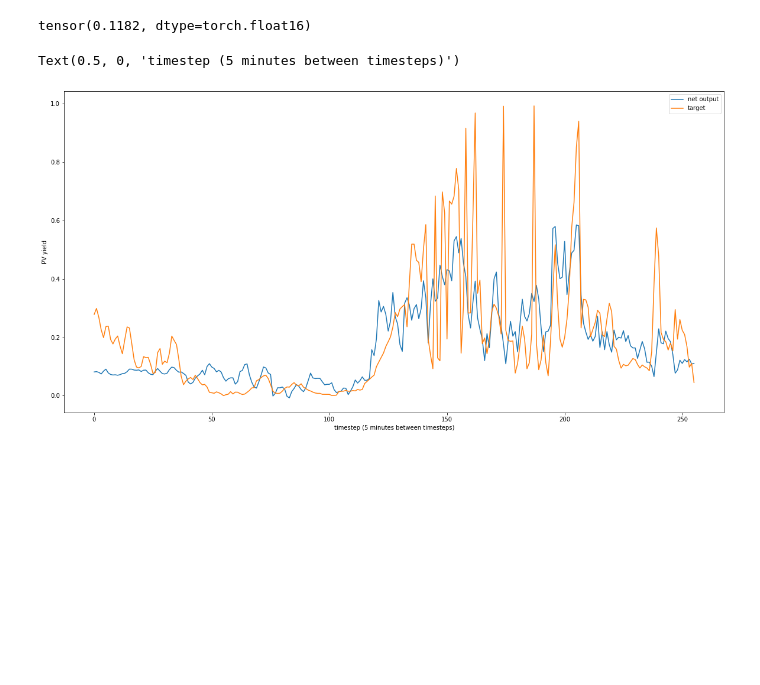
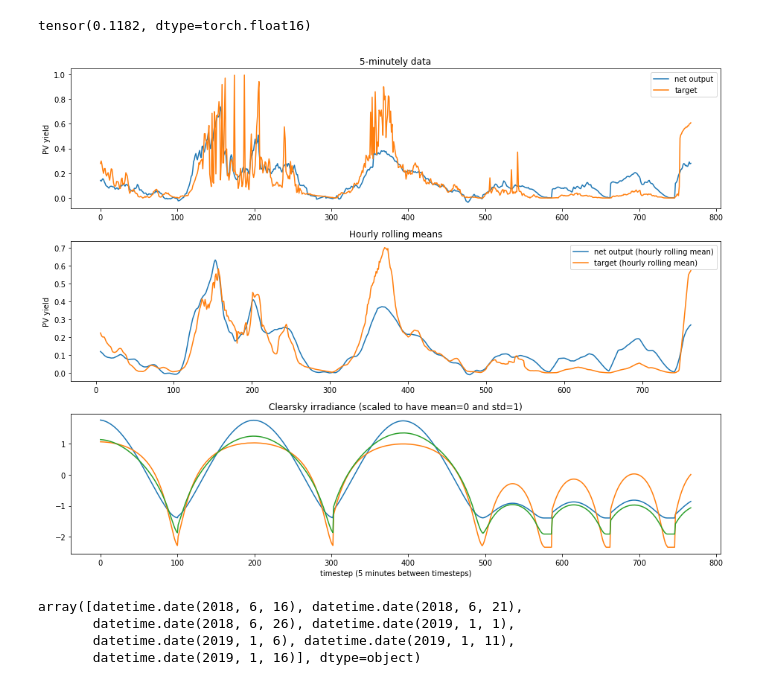
Before and after one commit to openclimatefix/predict_pv_yield_OLD, a Jupyter notebook: notebooks/data_analysis/ML_experiment_001.ipynb, the cells around one changed output. Drawn from its saved outputs; the diff is of its cells as text; code cells hidden in the pictures; blank space fills up the shorter version.

```diff
--- a/notebooks/data_analysis/ML_experiment_001.ipynb
+++ b/notebooks/data_analysis/ML_experiment_001.ipynb
@@ -468,11 +528,15 @@ ax2.legend();
 # %%
 %%time
+# Plot some results!
+
 #batch_index = np.random.randint(low=0, high=len(testing_index)-1, size=BATCH_SIZE)
 
 START = 500
-batch_index = range(START, START+TESTING_BATCH_SIZE)
+batch_index = range(START, START+TESTING_BATCH_SIZE + 512)
 batch_index = testing_index[batch_index]
 
 inputs = sat_data_master_cuda[batch_index]
+testing_hour_of_day = hours_of_day[batch_index]
+testing_clearsky = clearsky[batch_index]
 target = pv_data_cuda[batch_index]
 # %% [output]
@@ -481,6 +545,6 @@ Wall time: 791 µs
 # %%
 net.eval()
-output = net(inputs)
+output = net(inputs, testing_hour_of_day, testing_clearsky)
 # %%
 i = 30
 plt.imshow(
@@ -497,15 +561,33 @@ tensor(0.0742, dtype=torch.float16)
 target[i, 0].detach().cpu()
 # %% [output]
 tensor(0.1182, dtype=torch.float16)
-# %%
-fig, ax = plt.subplots(figsize=(20,10))
-#dt_index = datetime_index[batch_index]
-
-ax.plot(output[:, 0].detach().cpu(), label='net output')
-ax.plot(target[:, 0].detach().cpu(), label='target')
-ax.legend()
-ax.set_ylabel('PV yield')
-ax.set_xlabel('timestep (5 minutes between timesteps)')
-# %% [output]
-Text(0.5, 0, 'timestep (5 minutes between timesteps)')
-[figure, removed]
+# %%
+fig, (ax1, ax2, ax3) = plt.subplots(nrows=3, figsize=(13,10))
+#dt_index = datetime_index[batch_index]
+
+ax1.set_title('5-minutely data')
+ax1.plot(output[:, 0].detach().cpu(), label='net output')
+ax1.plot(target[:, 0].detach().cpu(), label='target')
+
+ax2.set_title('Hourly rolling means')
+ax2.plot(pd.Series(output[:, 0].detach().cpu()).rolling(12, center=True).mean().values, label='net output (hourly rolling mean)')
+ax2.plot(pd.Series(target[:, 0].detach().cpu()).rolling(12, center=True).mean().values, label='target (hourly rolling mean)')
+
+ax3.plot(testing_clearsky.detach().cpu())
+ax3.set_title('Clearsky irradiance (scaled to have mean=0 and std=1)')
+
+ax1.legend()
+ax2.legend()
+ax1.set_ylabel('PV yield')
+ax2.set_ylabel('PV yield')
+ax3.set_xlabel('timestep (5 minutes between timesteps)')
+fig.tight_layout();
+# %% [output]
+[figure, added]
+# %%
+np.unique(datetime_index[batch_index].date)
+# %% [output]
+array([datetime.date(2018, 6, 16), datetime.date(2018, 6, 21),
+       datetime.date(2018, 6, 26), datetime.date(2019, 1, 1),
+       datetime.date(2019, 1, 6), datetime.date(2019, 1, 11),
+       datetime.date(2019, 1, 16)], dtype=object)
```
Also changed, not shown: parts of 11 cells of this notebook.
